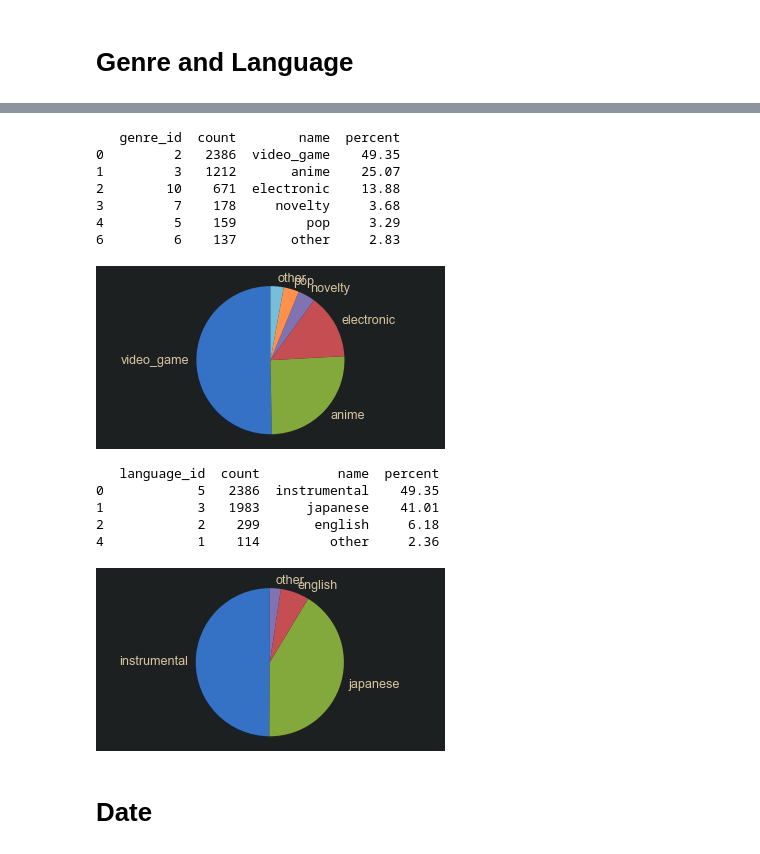
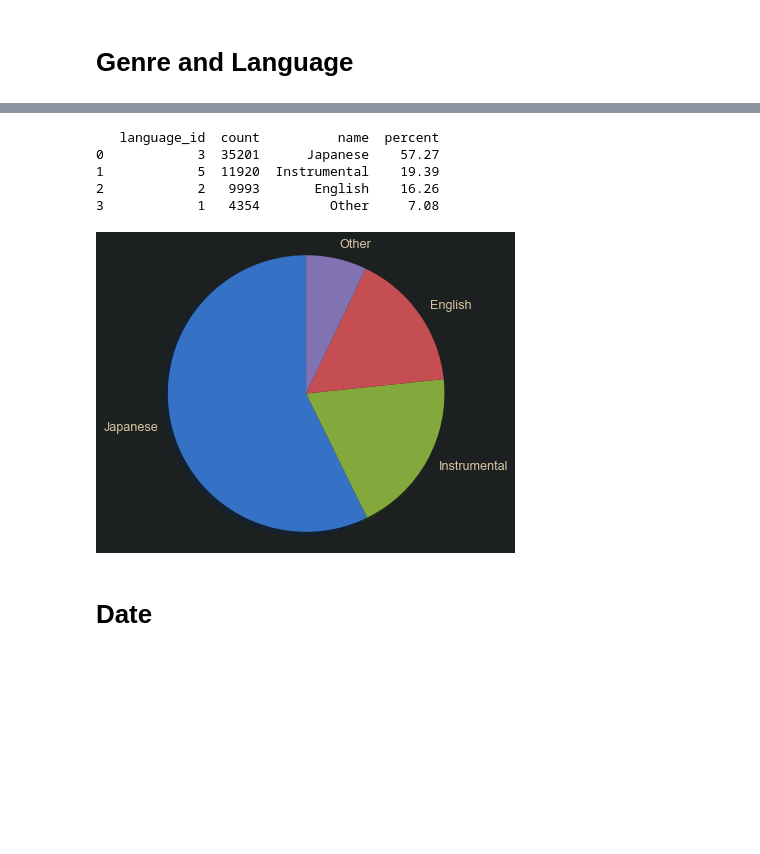
Before and after one commit to al1Null/osu-analysis, a Jupyter notebook: Beatmaps/BeatmapVisualize.ipynb, the cells around one changed output, grey strips where cells are left out. Saved outputs shown, nothing was run; the diff lists cells and outputs as text; code cells hidden in the pictures; blank space fills up the shorter version.

```diff
--- a/Beatmaps/BeatmapVisualize.ipynb
+++ b/Beatmaps/BeatmapVisualize.ipynb
@@ -234,39 +220,29 @@ def analyzeGenre(df):
 # %%
-def analyzeLanguage(df):
+def analyzeLanguage(mode):
     """"""
-    languages = ['any', 'other', 'english', 'japanese', 'chinese', 'instrumental', 'korean', 'french', 'german', 'swedish', 'spanish', 'italian']
+    languages = ['Any', 'Other', 'English', 'Japanese', \
+                 'Chinese', 'Instrumental', 'Korean', \
+                 'French', 'German', 'Swedish', 'Spanish', 'Italian']
+    mode_df = getDf(mode)
 
-    lang_df = getGenreOrLanguageDF(df, 'language')
-
-    lang_df = truncateData(lang_df, 'language_id')
+    lang_df = getGenreOrLangDf(mode_df, languages, 'language_id')
+    lang_df = truncateData(lang_df, 'language_id', 5)
     print(lang_df)
 
-    fig, ax = plt.subplots(figsize=(6, 3), subplot_kw=dict(aspect="equal"))
-    ax = plt.pie(x=lang_df['percent'], labels=lang_df['name'], shadow=True, startangle=90)
+    fig, ax = plt.subplots(subplot_kw=dict(aspect="equal"))
+    ax = plt.pie(x=lang_df['percent'], labels=lang_df['name'], shadow=True, \
+                 startangle=90, wedgeprops={'linewidth': 3})
     # ax.set_title("Genres in osu!{}".format(getMode(data_frame)))
     plt.axis('equal')
-# %%
-data = getDataFrame('mania')
-analyzeGenre(data)
-# %% [output]
-   genre_id  count        name  percent
-0         2   2386  video_game    49.35
-1         3   1212       anime    25.07
-2        10    671  electronic    13.88
-3         7    178     novelty     3.68
-4         5    159         pop     3.29
-6         6    137       other     2.83
-[figure, removed]
-# %%
-data = getDataFrame('mania')
-analyzeLanguage(data)
-# %% [output]
-   language_id  count          name  percent
-0            5   2386  instrumental    49.35
-1            3   1983      japanese    41.01
-2            2    299       english     6.18
-4            1    114         other     2.36
-[figure, removed]
+# %%
+analyzeLanguage('standard')
+# %% [output]
+   language_id  count          name  percent
+0            3  35201      Japanese    57.27
+1            5  11920  Instrumental    19.39
+2            2   9993       English    16.26
+3            1   4354         Other     7.08
+[figure, added]
 # %% [markdown]
 # Date
 # %%
```
Also changed, not shown: parts of 13 cells of this notebook.
